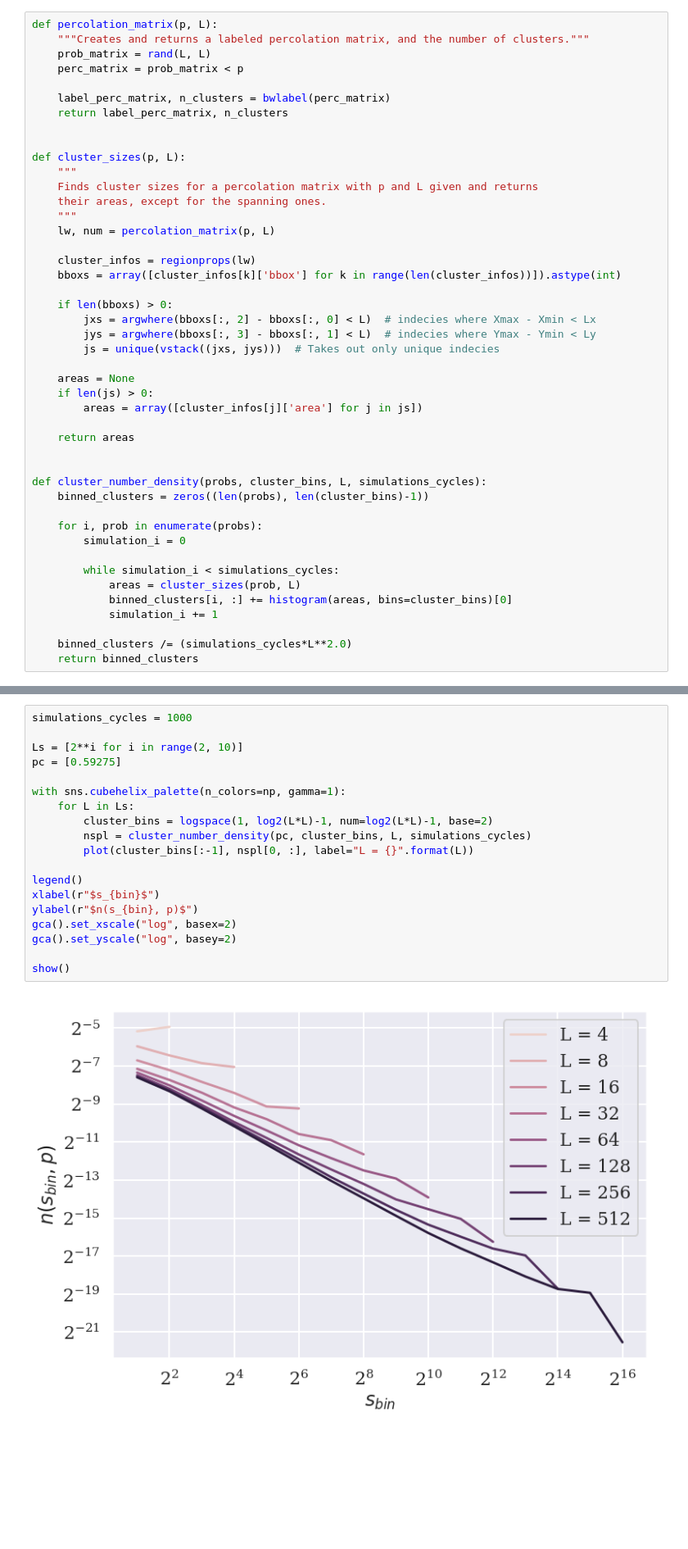
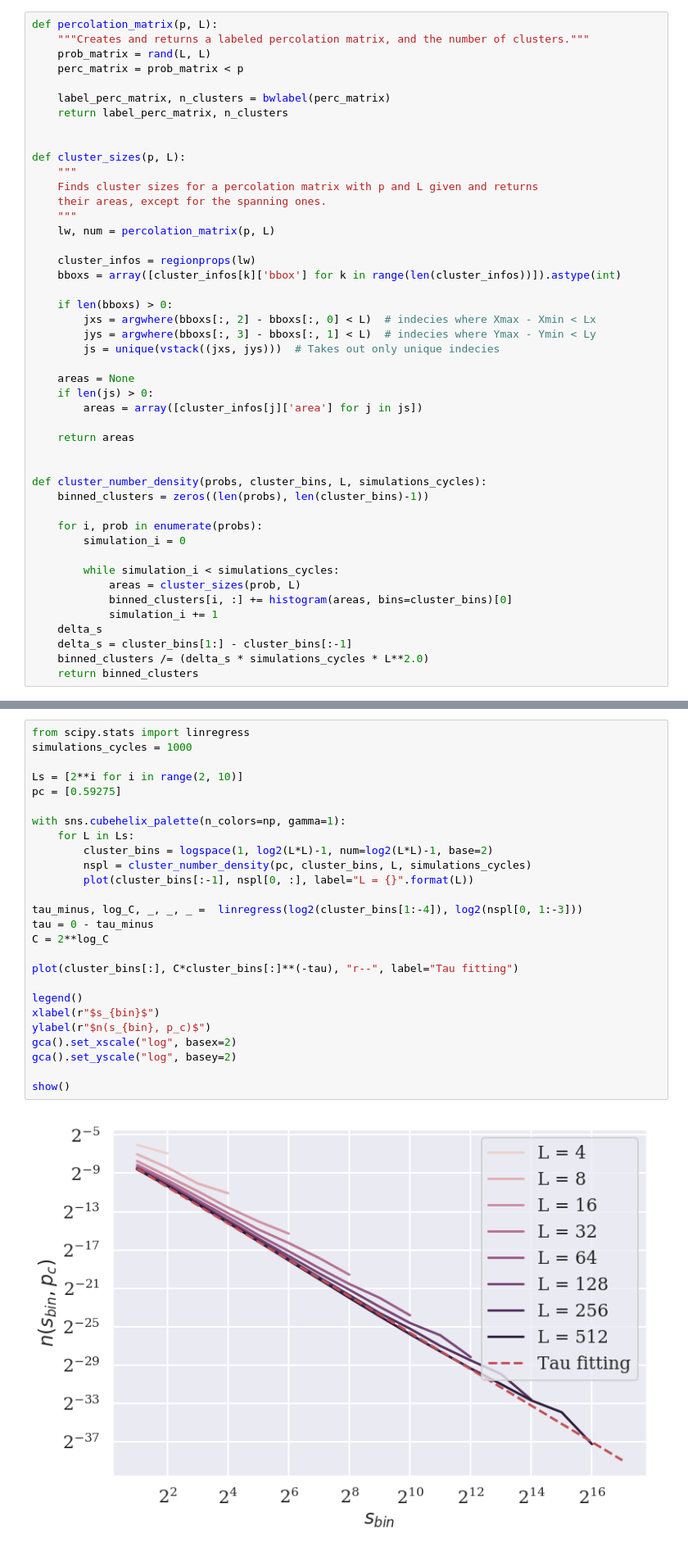
Before and after one commit to auduntre/FYS4460, a Jupyter notebook: Project3/task_f_g_h/task_f_g_h.ipynb, the cells around one changed output, grey strips where cells are left out. Shown at 82% size. Drawn from its saved outputs; the diff is of its cells as text; blank space fills up the shorter version.

Commit message:
delta s

```diff
--- a/Project3/task_f_g_h/task_f_g_h.ipynb
+++ b/Project3/task_f_g_h/task_f_g_h.ipynb
@@ -57,8 +57,9 @@ def cluster_number_density(probs, cluster_bins, L, simulations_cycles):
             areas = cluster_sizes(prob, L)
             binned_clusters[i, :] += histogram(areas, bins=cluster_bins)[0]
             simulation_i += 1
-
-    binned_clusters /= (simulations_cycles*L**2.0)
+    delta_s
+    delta_s = cluster_bins[1:] - cluster_bins[:-1]
+    binned_clusters /= (delta_s * simulations_cycles * L**2.0)
     return binned_clusters
 # %%
 nbins = 8
@@ -99,21 +100,28 @@ show()
 # %%
+from scipy.stats import linregress
 simulations_cycles = 1000
 
 Ls = [2**i for i in range(2, 10)]
 pc = [0.59275]
 
 with sns.cubehelix_palette(n_colors=np, gamma=1):
     for L in Ls:
         cluster_bins = logspace(1, log2(L*L)-1, num=log2(L*L)-1, base=2)
         nspl = cluster_number_density(pc, cluster_bins, L, simulations_cycles)
         plot(cluster_bins[:-1], nspl[0, :], label="L = {}".format(L))
 
+tau_minus, log_C, _, _, _ =  linregress(log2(cluster_bins[1:-4]), log2(nspl[0, 1:-3]))
+tau = 0 - tau_minus
+C = 2**log_C
+
+plot(cluster_bins[:], C*cluster_bins[:]**(-tau), "r--", label="Tau fitting")
+
 legend()
 xlabel(r"$s_{bin}$")
-ylabel(r"$n(s_{bin}, p)$")
+ylabel(r"$n(s_{bin}, p_c)$")
 gca().set_xscale("log", basex=2)
 gca().set_yscale("log", basey=2)
 
 show()
 # %% [output]
-[figure, old version]
+[figure, new version]
```
Also changed, not shown: parts of 2 cells of this notebook.
